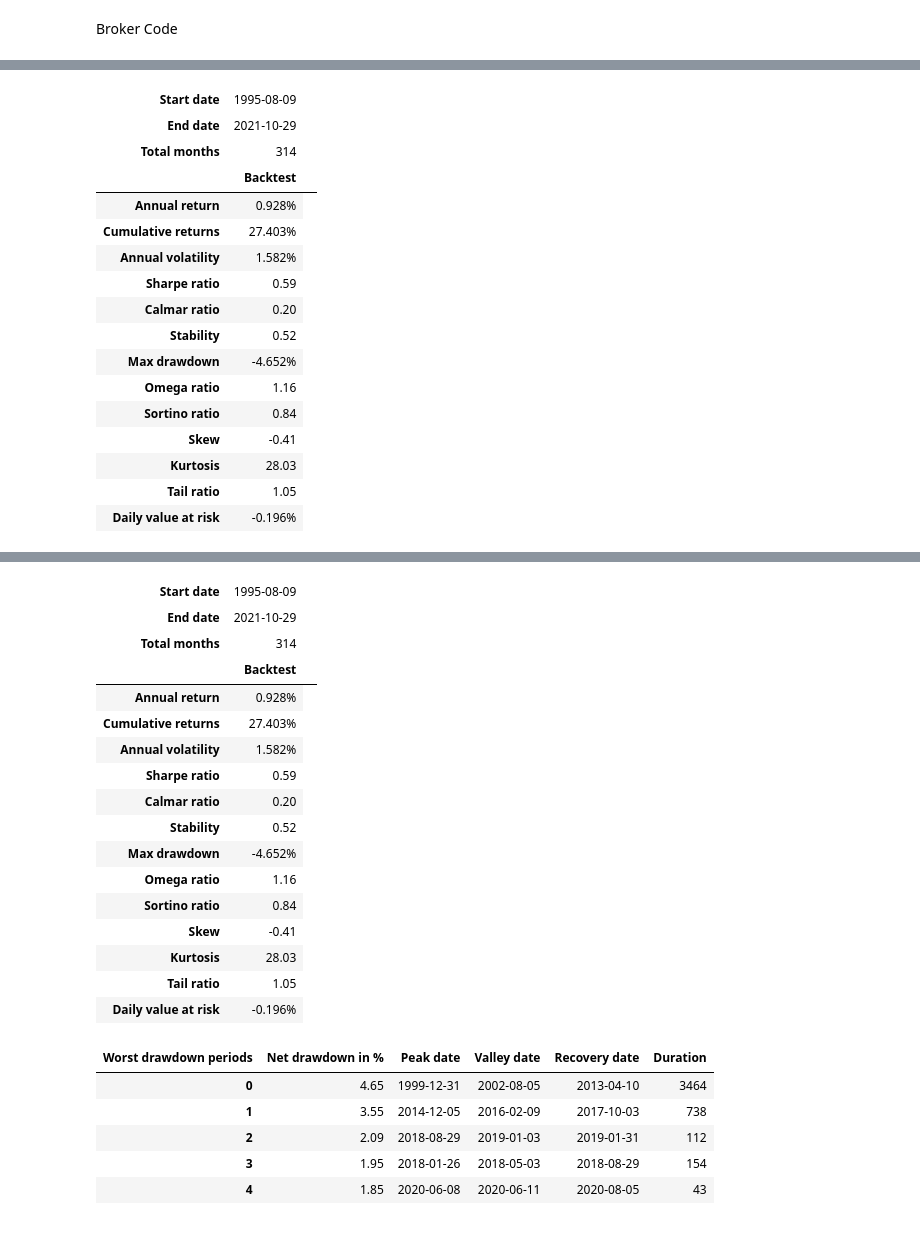
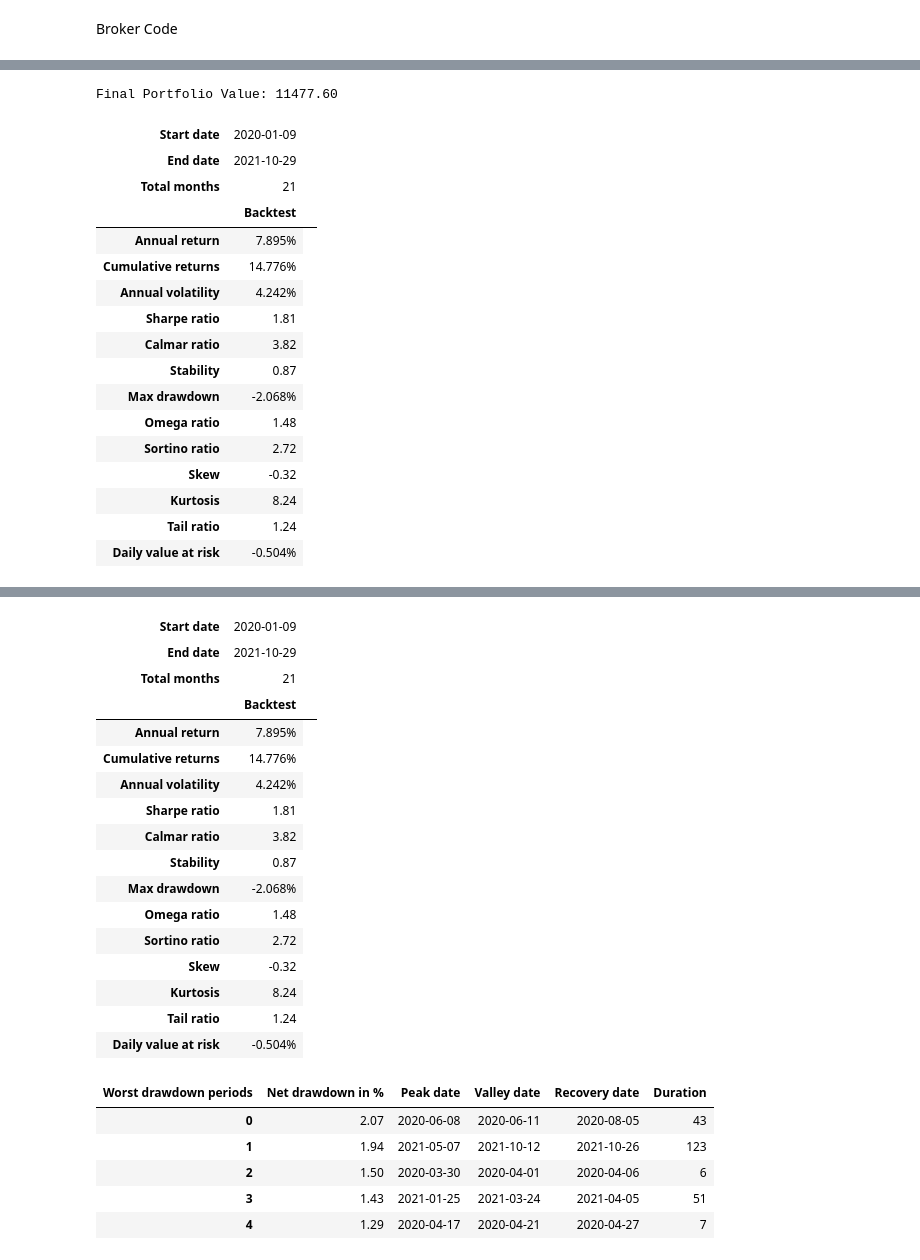
Before and after one commit to PearceStrickland/Momentum-Trading-Algo, a Jupyter notebook: Momentum_Algo.ipynb, the cells around one changed output, grey strips where cells are left out. Drawn from its saved outputs; the diff is of its cells as text; code cells hidden in the pictures.

```diff
--- a/Momentum_Algo.ipynb
+++ b/Momentum_Algo.ipynb
@@ -170,7 +170,7 @@ stock="SPY"
 
 # Create a data feed
 data = bt.feeds.YahooFinanceData(dataname=stock,
-                                 fromdate=datetime(1995, 8, 9),
+                                 fromdate=datetime(2020, 1, 9),
                                  todate=datetime(2021, 10, 31))
 
 cerebro.adddata(data)  # Add the data feed
@@ -227,19 +227,20 @@ Final Portfolio Value: 12740.30
-| Start date | 1995-08-09 |  |
-| End date | 2021-10-29 |  |
-| Total months | 314 |  |
-|  | Backtest |
-| Annual return | 0.928% |
-| Cumulative returns | 27.403% |
-| Annual volatility | 1.582% |
-| Sharpe ratio | 0.59 |
-| Calmar ratio | 0.20 |
-| Stability | 0.52 |
-| Max drawdown | -4.652% |
-| Omega ratio | 1.16 |
-| Sortino ratio | 0.84 |
-| Skew | -0.41 |
-| Kurtosis | 28.03 |
-| Tail ratio | 1.05 |
-| Daily value at risk | -0.196% |
 [interactive output not drawn]
 [interactive output not drawn]
+Final Portfolio Value: 11477.60
+| Start date | 2020-01-09 |  |
+| End date | 2021-10-29 |  |
+| Total months | 21 |  |
+|  | Backtest |
+| Annual return | 7.895% |
+| Cumulative returns | 14.776% |
+| Annual volatility | 4.242% |
+| Sharpe ratio | 1.81 |
+| Calmar ratio | 3.82 |
+| Stability | 0.87 |
+| Max drawdown | -2.068% |
+| Omega ratio | 1.48 |
+| Sortino ratio | 2.72 |
+| Skew | -0.32 |
+| Kurtosis | 8.24 |
+| Tail ratio | 1.24 |
+| Daily value at risk | -0.504% |
@@ -246,23 +249,23 @@ Final Portfolio Value: 12740.30
-| Start date | 1995-08-09 |  |
+| Start date | 2020-01-09 |  |
 | End date | 2021-10-29 |  |
-| Total months | 314 |  |
+| Total months | 21 |  |
 |  | Backtest |
-| Annual return | 0.928% |
-| Cumulative returns | 27.403% |
-| Annual volatility | 1.582% |
-| Sharpe ratio | 0.59 |
-| Calmar ratio | 0.20 |
-| Stability | 0.52 |
-| Max drawdown | -4.652% |
-| Omega ratio | 1.16 |
-| Sortino ratio | 0.84 |
-| Skew | -0.41 |
-| Kurtosis | 28.03 |
-| Tail ratio | 1.05 |
-| Daily value at risk | -0.196% |
+| Annual return | 7.895% |
+| Cumulative returns | 14.776% |
+| Annual volatility | 4.242% |
+| Sharpe ratio | 1.81 |
+| Calmar ratio | 3.82 |
+| Stability | 0.87 |
+| Max drawdown | -2.068% |
+| Omega ratio | 1.48 |
+| Sortino ratio | 2.72 |
+| Skew | -0.32 |
+| Kurtosis | 8.24 |
+| Tail ratio | 1.24 |
+| Daily value at risk | -0.504% |
 | Worst drawdown periods | Net drawdown in % | Peak date | Valley date | Recovery date | Duration |
-| 0 | 4.65 | 1999-12-31 | 2002-08-05 | 2013-04-10 | 3464 |
-| 1 | 3.55 | 2014-12-05 | 2016-02-09 | 2017-10-03 | 738 |
-| 2 | 2.09 | 2018-08-29 | 2019-01-03 | 2019-01-31 | 112 |
-| 3 | 1.95 | 2018-01-26 | 2018-05-03 | 2018-08-29 | 154 |
-| 4 | 1.85 | 2020-06-08 | 2020-06-11 | 2020-08-05 | 43 |
+| 0 | 2.07 | 2020-06-08 | 2020-06-11 | 2020-08-05 | 43 |
+| 1 | 1.94 | 2021-05-07 | 2021-10-12 | 2021-10-26 | 123 |
+| 2 | 1.50 | 2020-03-30 | 2020-04-01 | 2020-04-06 | 6 |
+| 3 | 1.43 | 2021-01-25 | 2021-03-24 | 2021-04-05 | 51 |
+| 4 | 1.29 | 2020-04-17 | 2020-04-21 | 2020-04-27 | 7 |
```
Also changed, not shown: parts of 4 cells of this notebook.
